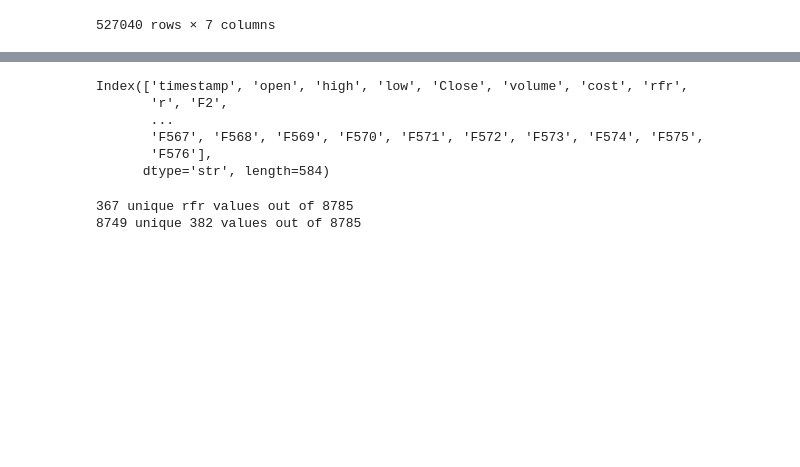
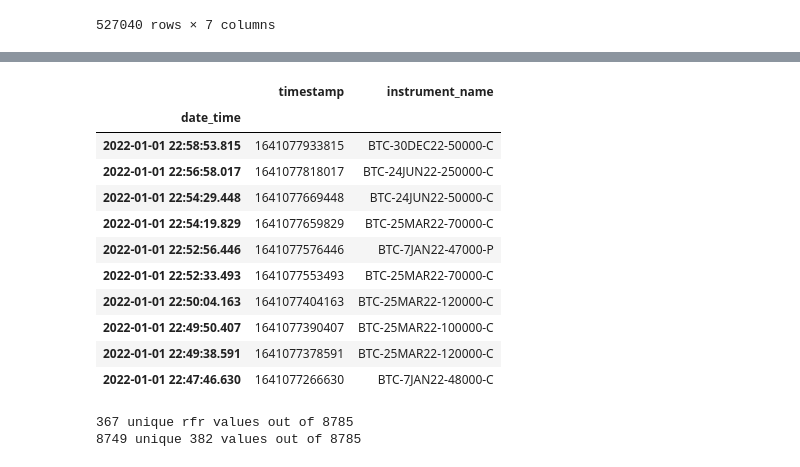
Before and after one commit to Shahahaha11/ModellingAndForecastingVolatility, a Jupyter notebook: DataPrep copy.ipynb, the cells around one changed output, grey strips where cells are left out. Drawn from its saved outputs; the diff is of its cells as text; code cells hidden in the pictures; blank space fills up the shorter version.

```diff
--- a/DataPrep copy.ipynb
+++ b/DataPrep copy.ipynb
@@ -73,12 +89,18 @@ for y in YEARS:
 # %%
-d_btc_by_year[2021].columns
+df_raw_by_year[2021][["timestamp", "instrument_name"]].head(10)
 # %% [output]
-Index(['timestamp', 'open', 'high', 'low', 'Close', 'volume', 'cost', 'rfr',
-       'r', 'F2',
-       ...
-       'F567', 'F568', 'F569', 'F570', 'F571', 'F572', 'F573', 'F574', 'F575',
-       'F576'],
-      dtype='str', length=584)
+|  | timestamp | instrument_name |
+| date_time |  |  |
+| 2022-01-01 22:58:53.815 | 1641077933815 | BTC-30DEC22-50000-C |
+| 2022-01-01 22:56:58.017 | 1641077818017 | BTC-24JUN22-250000-C |
+| 2022-01-01 22:54:29.448 | 1641077669448 | BTC-24JUN22-50000-C |
+| 2022-01-01 22:54:19.829 | 1641077659829 | BTC-25MAR22-70000-C |
+| 2022-01-01 22:52:56.446 | 1641077576446 | BTC-7JAN22-47000-P |
+| 2022-01-01 22:52:33.493 | 1641077553493 | BTC-25MAR22-70000-C |
+| 2022-01-01 22:50:04.163 | 1641077404163 | BTC-25MAR22-120000-C |
+| 2022-01-01 22:49:50.407 | 1641077390407 | BTC-25MAR22-100000-C |
+| 2022-01-01 22:49:38.591 | 1641077378591 | BTC-25MAR22-120000-C |
+| 2022-01-01 22:47:46.630 | 1641077266630 | BTC-7JAN22-48000-C |
 # %%
 d_c = d_btc_by_year[2021]
 print(d_c["rfr"].nunique(), "unique rfr values out of", len(d_c))
```
Also changed, not shown: parts of 1 cell of this notebook, 5 other files.
